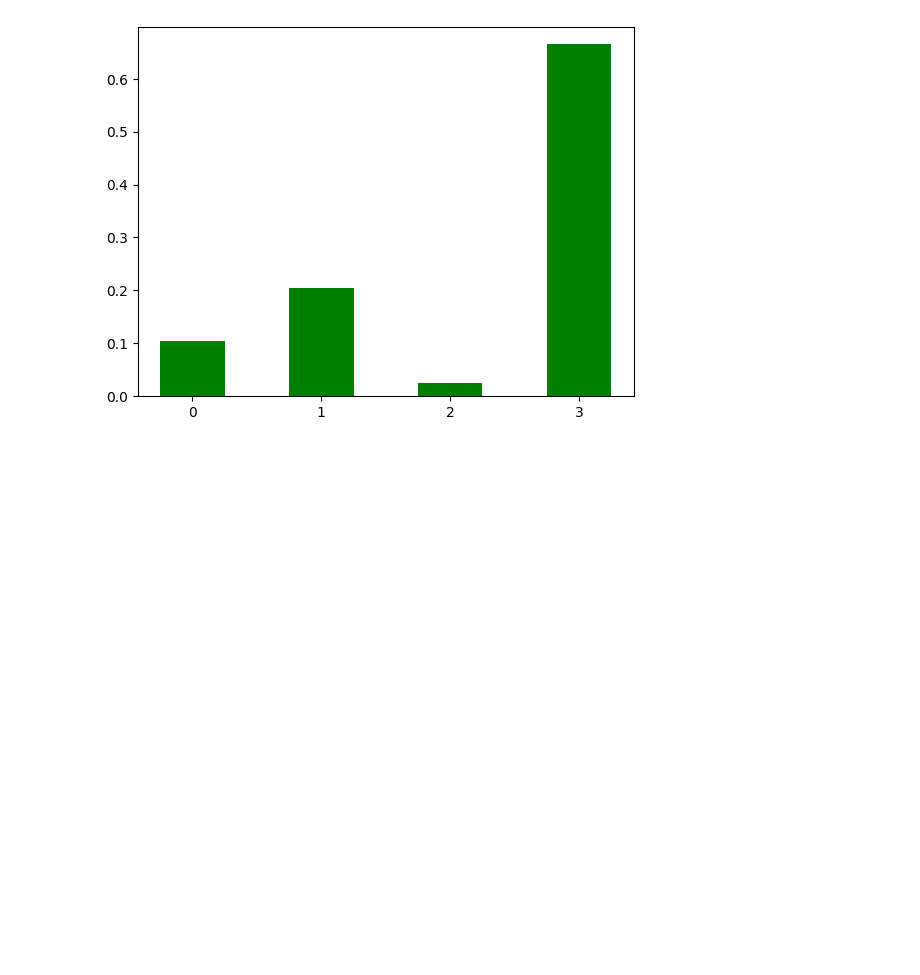
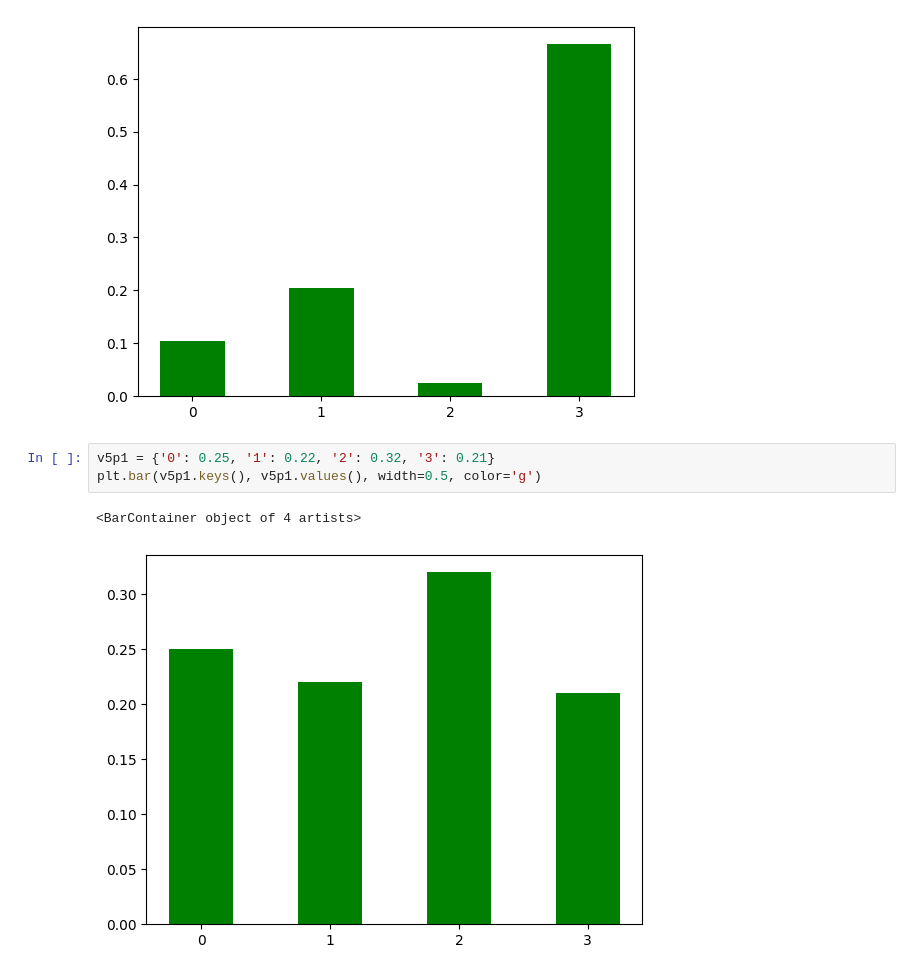
Before and after one commit to spatel555/2024_IonQ_Remote, a Jupyter notebook: generate_histograms.ipynb, the cells around one changed output. Cells and saved outputs as stored; diff of their text form; blank space fills up the shorter version.

Commit message:
updated generate_histograms

```diff
--- a/generate_histograms.ipynb
+++ b/generate_histograms.ipynb
@@ -59,3 +59,9 @@ plt.bar(v9p1.keys(), v9p1.values(), width=0.5, color='g')
 # %% [output]
 <BarContainer object of 4 artists>
 [figure]
+# %%
+v5p1 = {'0': 0.25, '1': 0.22, '2': 0.32, '3': 0.21}
+plt.bar(v5p1.keys(), v5p1.values(), width=0.5, color='g')
+# %% [output]
+<BarContainer object of 4 artists>
+[figure, added]
```
